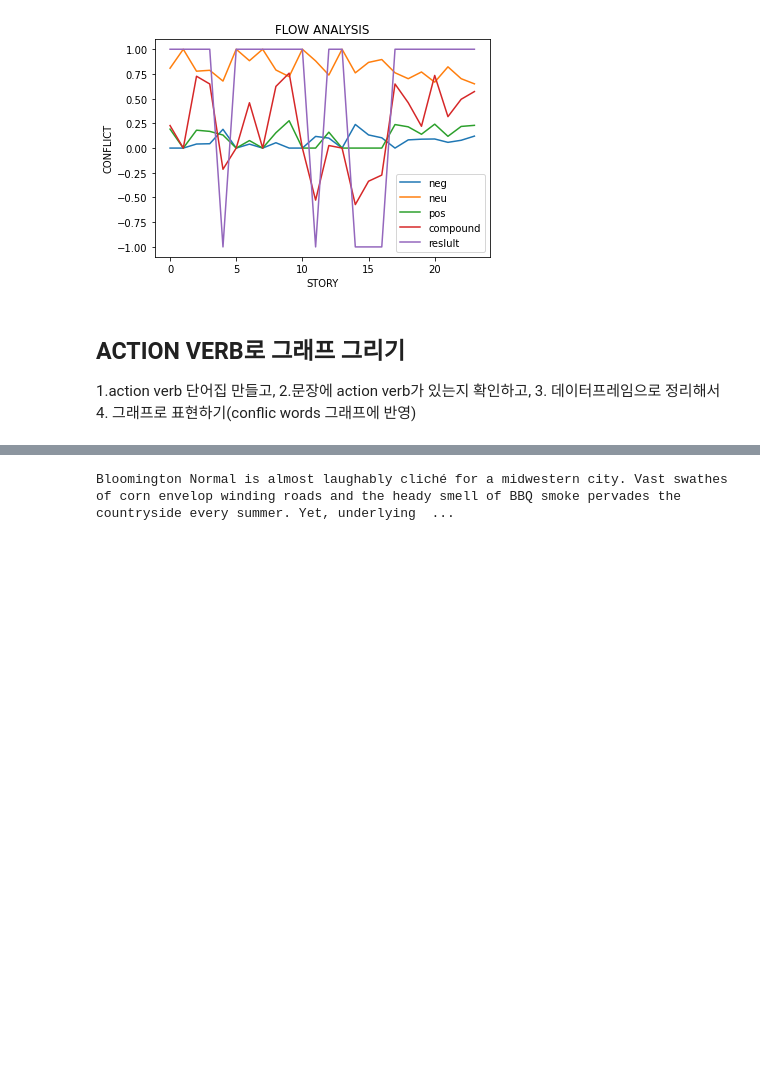
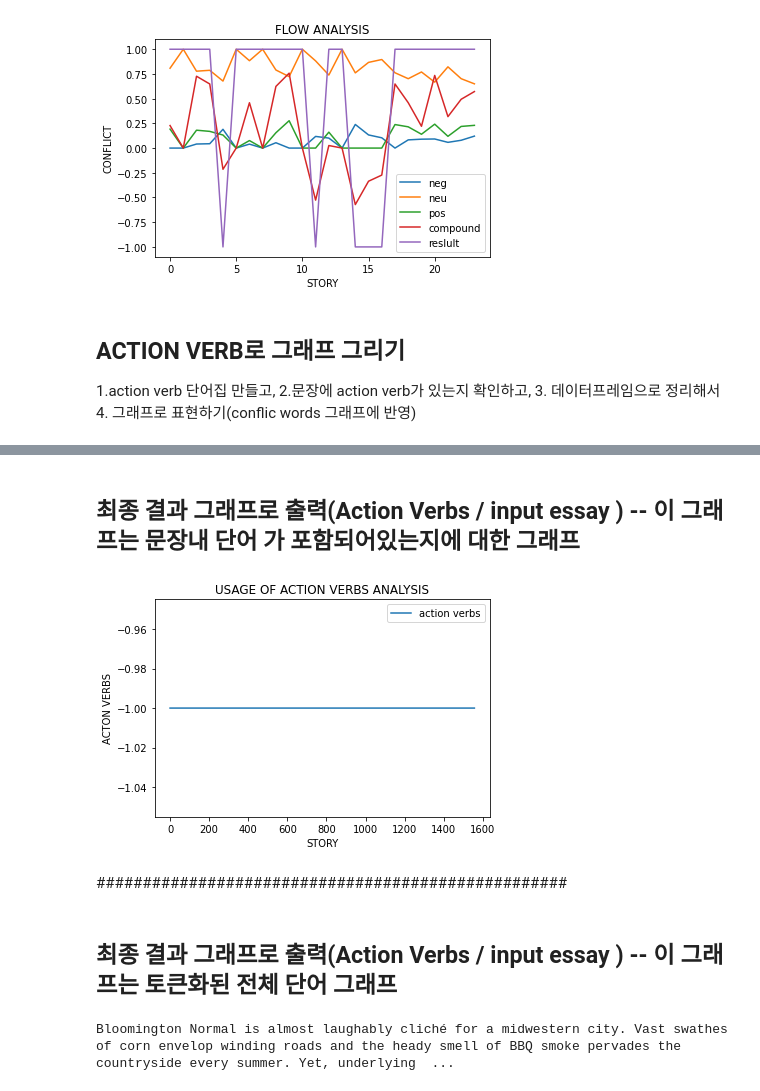
Before and after one commit to kwangilkimkenny/Story_Analysis, a Jupyter notebook: PLOT_CONFLICT_/plot_conflict_analysis.ipynb, the cells around one changed output, grey strips where cells are left out. Saved outputs shown, nothing was run; the diff lists cells and outputs as text; code cells hidden in the pictures; blank space fills up the shorter version.

```diff
--- a/PLOT_CONFLICT_/plot_conflict_analysis.ipynb
+++ b/PLOT_CONFLICT_/plot_conflict_analysis.ipynb
@@ -346,0 +495,27 @@ action_verbs = [ ]
+# %%
+#문장안에 Action Verbs가 있는지 확인하고, 위치를 기록하기, 있으면 1, 없음 -1 함수임
+#이것으로 그래프를 그려보자아~
+
+def check_ac_verbs(input_each_sentence):
+
+    for j in input_each_sentence: #문장을 하나씩 불러와서
+        processed = re.sub("[^a-zA-Z]"," ", sentence) #불용어 제거하고
+        words = processed.split() #단어로 분리해서
+        #미리 계산된 acton verbs로 비료를 하자...
+
+
+        graf_list_ab = []
+        for j in words: #문장을 하나씩 불러와서
+            processed = re.sub("[^a-zA-Z]"," ", sentence) #불용어 제거하고
+            words = processed.split() #단어로 분리해서
+            #미리 계산된 acton verbs로 비료를 하자...
+            for P in get_words__:
+                if P == words: #있으면
+                    graf_list_ab.append(1)
+                else: #없으면
+                    graf_list_ab.append(-1)
+
+    return graf_list_ab
+# %%
+graph_result_vb_data_list = check_ac_verbs(sentences_) # 입력문장 각각을 계산하면
+graph_result_vb_data_list
@@ -347,3 +540,18 @@ action_verbs = [ ]
+# %% [markdown]
+## 최종 결과 그래프로 출력(Action Verbs / input essay )   -- 이 그래프는 문장내 단어 가 포함되어있는지에 대한 그래프
+# %%
+plt.plot(graph_result_vb_data_list)
+plt.xlabel('STORY')
+plt.ylabel('ACTON VERBS')
+plt.title('USAGE OF ACTION VERBS ANALYSIS')
+plt.legend(['action verbs'])
+plt.show()
+# %% [output]
+[figure, added]
+# %% [markdown]
+###################################################
+# %% [markdown]
+## 최종 결과 그래프로 출력(Action Verbs / input essay )   -- 이 그래프는 토큰화된 전체 단어 그래프
 # %%
 import nltk
 from nltk import word_tokenize, pos_tag
```
Also changed, not shown: parts of 30 cells of this notebook.
